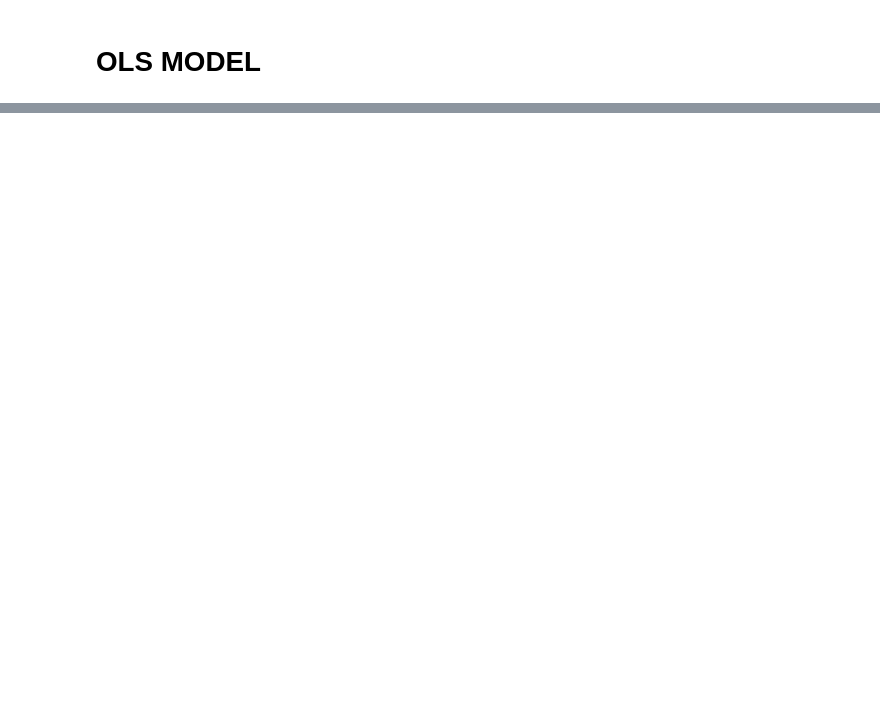
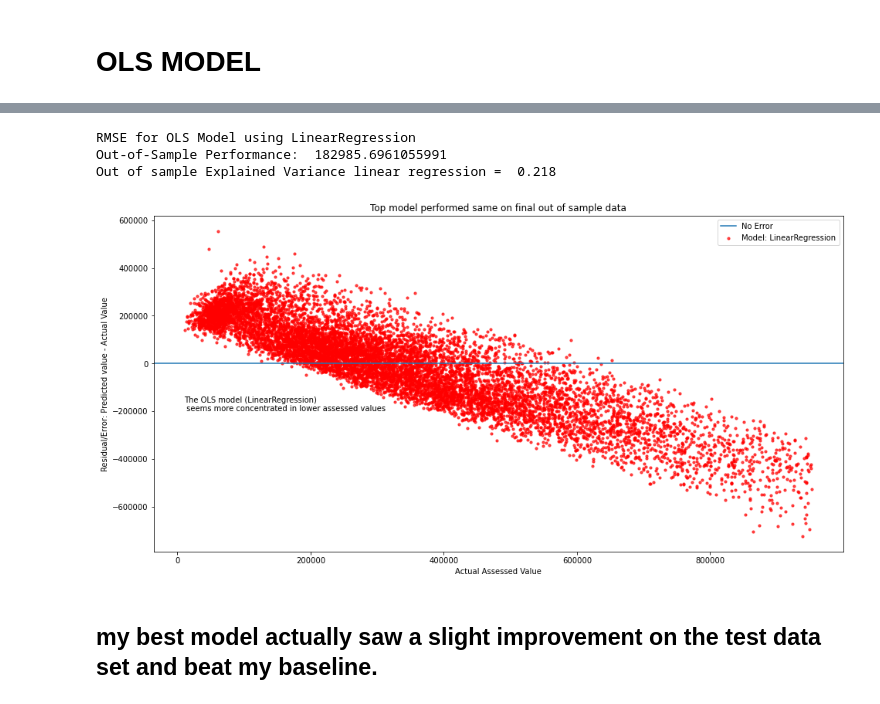
Before and after one commit to joe-bennett/zillow-project, a Jupyter notebook: final_report.ipynb, the cells around one changed output, grey strips where cells are left out. Drawn from its saved outputs; the diff is of its cells as text; code cells hidden in the pictures; blank space fills up the shorter version.

```diff
--- a/final_report.ipynb
+++ b/final_report.ipynb
@@ -100,0 +114,4 @@ Validate/Out-of-Sample:  214214.18
+# %%
+# this is where a min/max scaler is applied to all of the "X" dataframes and stored into new variables
+
+X_train_scaled, X_validate_scaled, X_test_scaled=evaluate.scale_data(X_train,X_validate,X_test)
@@ -143,0 +238,28 @@ Name: tax_value, dtype: float64
+# %%
+#Model selected: lm (using LinearRegression)
+
+y_test = pd.DataFrame(y_test)
+
+# predict on test
+y_test['value_pred_lm'] = lm.predict(X_test_scaled)
+
+# evaluate: rmse
+rmse_test = mean_squared_error(y_test.tax_value, y_test.value_pred_lm)**(1/2)
+
+print("RMSE for OLS Model using LinearRegression\nOut-of-Sample Performance: ", rmse_test)
+
+
+evs_lm = explained_variance_score(y_test.tax_value, y_test.value_pred_lm)
+print('Out of sample Explained Variance linear regression = ', round(evs_lm,3))
+# %% [output]
+RMSE for OLS Model using LinearRegression
+Out-of-Sample Performance:  182985.6961055991
+Out of sample Explained Variance linear regression =  0.218
+# %%
+#shows the performance of final model on test data
+
+evaluate.show_best_model_on_test(y_test)
+# %% [output]
+[figure, added]
+# %% [markdown]
+## my best model actually saw a slight improvement on the test data set and beat my baseline.
```
Also changed, not shown: parts of 44 cells of this notebook, 3 other files.
